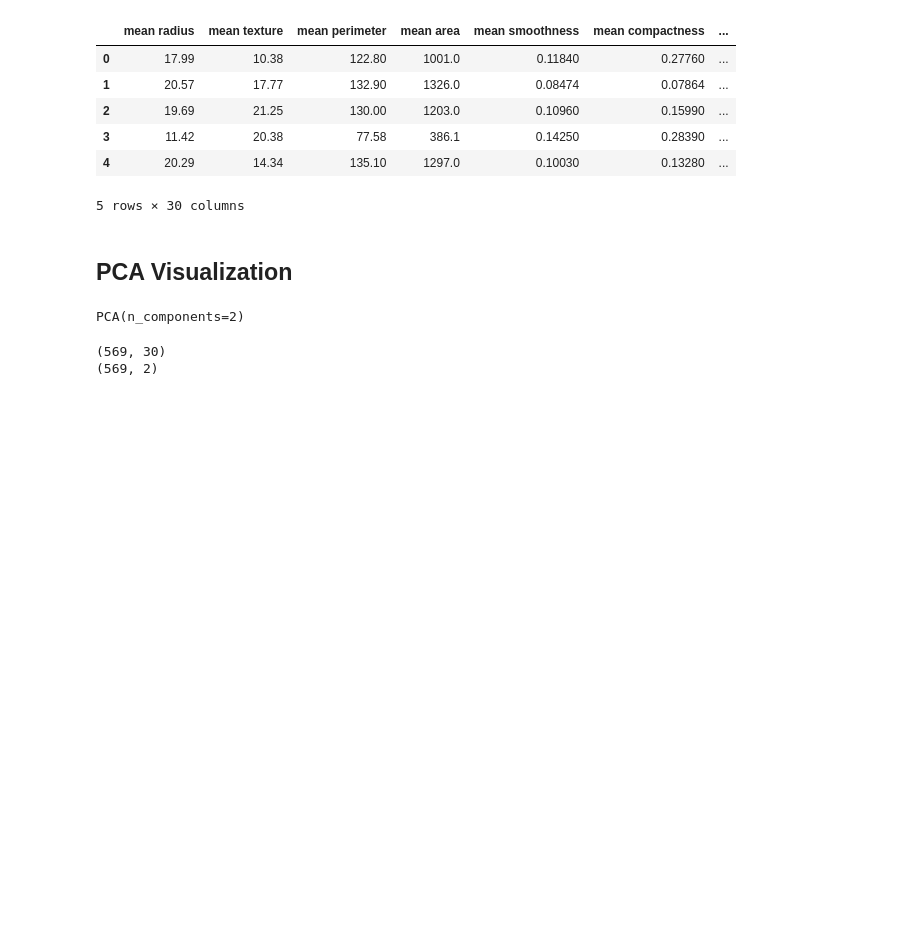
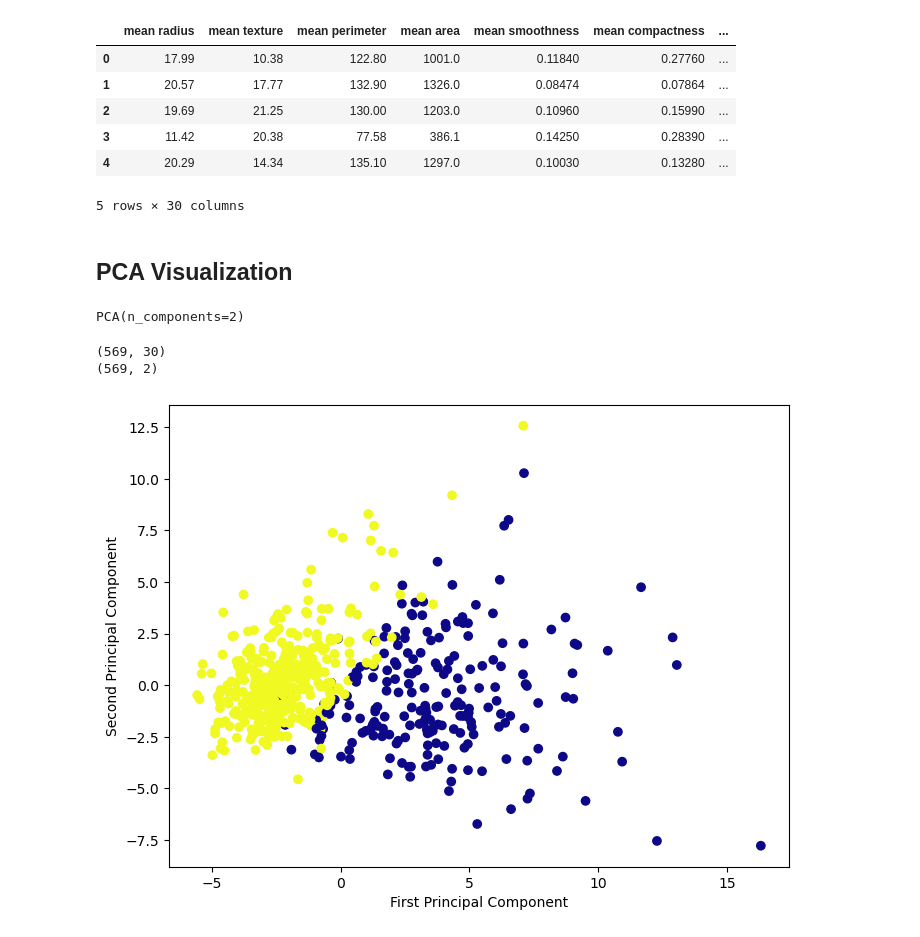
Before and after one commit to Kahkashan2708/Dimensionality_Reduction_techniques, a Jupyter notebook: PCA/code.ipynb, the cells around one changed output. Saved outputs shown, nothing was run; the diff lists cells and outputs as text; code cells hidden in the pictures; blank space fills up the shorter version.

```diff
--- a/PCA/code.ipynb
+++ b/PCA/code.ipynb
@@ -91,3 +91,10 @@ print(x_pca.shape)
 # %% [output]
 (569, 30)
 (569, 2)
+# %%
+plt.figure(figsize = (8,6))
+plt.scatter(x_pca[:,0], x_pca[:,1], c=data['target'], cmap = 'plasma')
+plt.xlabel('First Principal Component')
+plt.ylabel('Second Principal Component');
+# %% [output]
+[figure, added]
```
Also changed, not shown: parts of 2 cells of this notebook.
